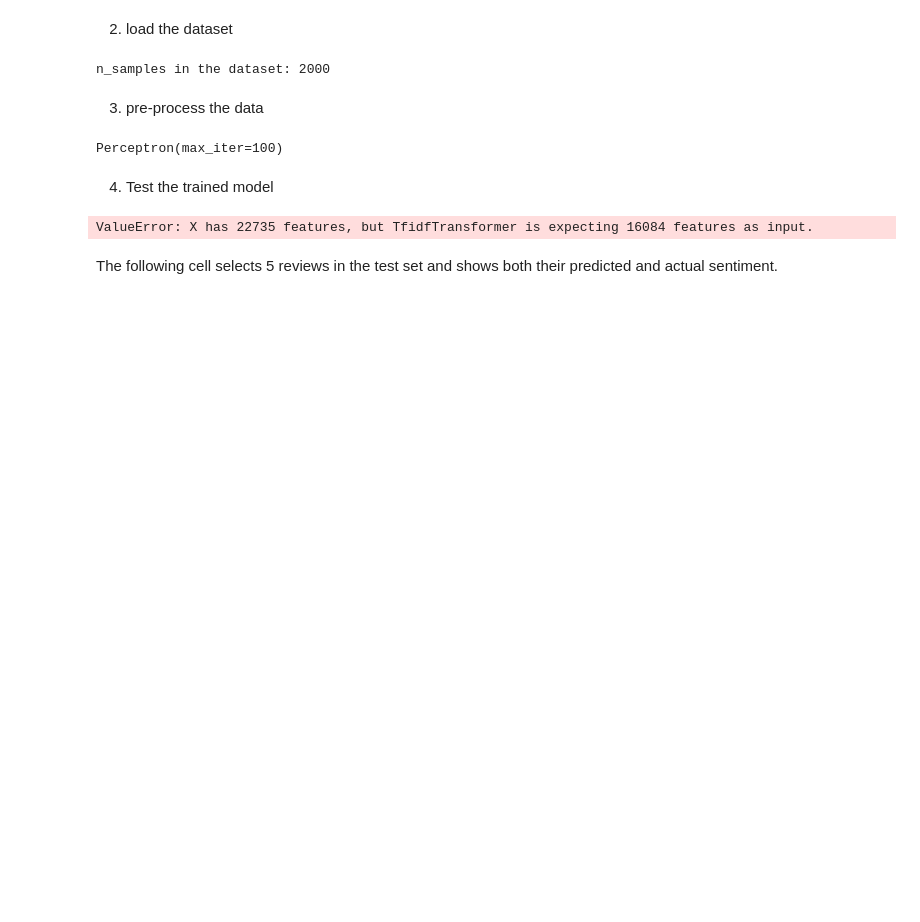
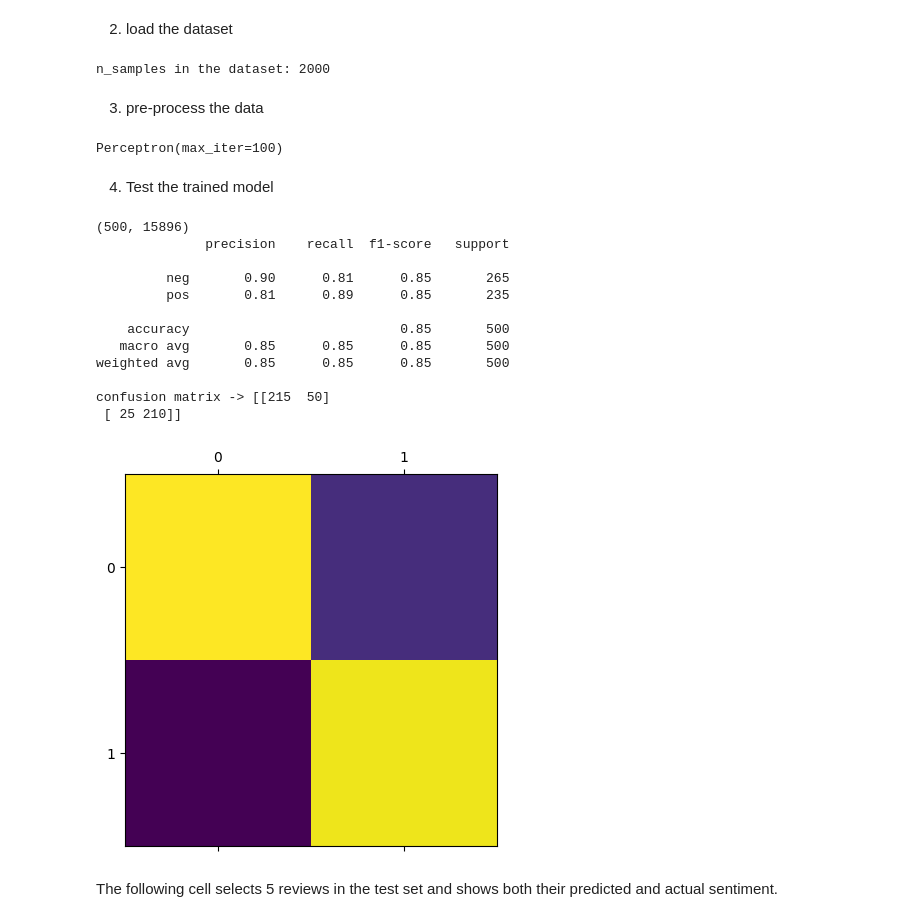
Before and after one commit to OliverKrieger/COM3029---NLP, a Jupyter notebook: lab03/lab03.ipynb, the cells around one changed output. Cells and saved outputs as stored; diff of their text form; code cells hidden in the pictures; blank space fills up the shorter version.

```diff
--- a/lab03/lab03.ipynb
+++ b/lab03/lab03.ipynb
@@ -412,29 +408,42 @@ Perceptron(max_iter=100)
 # %%
 from sklearn import metrics
 
 #X_test_counts is a sparse matrix that is obtained by transforming the test documents using the cv CountVectorizer object.
 # It transforms the test data using the vocabulary that was learned from the training data.
-X_test_counts = frequency_vectors.transform(docs_test)
+X_test_counts = cv.transform(docs_test)
 
 #tfidf_tf - transforms the test data by applying the inverse document frequency scaling to the term frequency
 X_test_tfidf = tfidf_tf.transform(X_test_counts)
+print(X_test_tfidf.shape)
 
 # Perform the prediction
 pred = perceptron.predict(X_test_tfidf)
 
 # Print the classification report
 print(metrics.classification_report(y_test, pred,
                                 target_names=dataset.target_names))
 
 # Print and plot the confusion matrix
 cm = metrics.confusion_matrix(y_test, pred)
 print(f"confusion matrix -> {cm}")
 
 import matplotlib.pyplot as plt
 plt.matshow(cm)
 plt.show()
 # %% [output]
-ValueError: X has 22735 features, but TfidfTransformer is expecting 16084 features as input.
+(500, 15896)
+              precision    recall  f1-score   support
+
+         neg       0.90      0.81      0.85       265
+         pos       0.81      0.89      0.85       235
+
+    accuracy                           0.85       500
+   macro avg       0.85      0.85      0.85       500
+weighted avg       0.85      0.85      0.85       500
+
+confusion matrix -> [[215  50]
+ [ 25 210]]
+[figure, added]
 # %% [markdown]
 The following cell selects 5 reviews in the test set and shows both their predicted and actual sentiment.
 # %%
```
Also changed, not shown: parts of 4 cells of this notebook.
